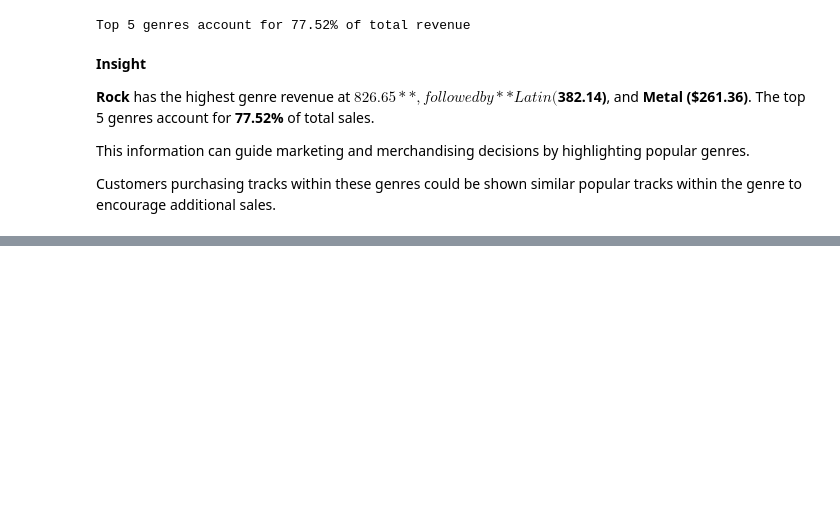
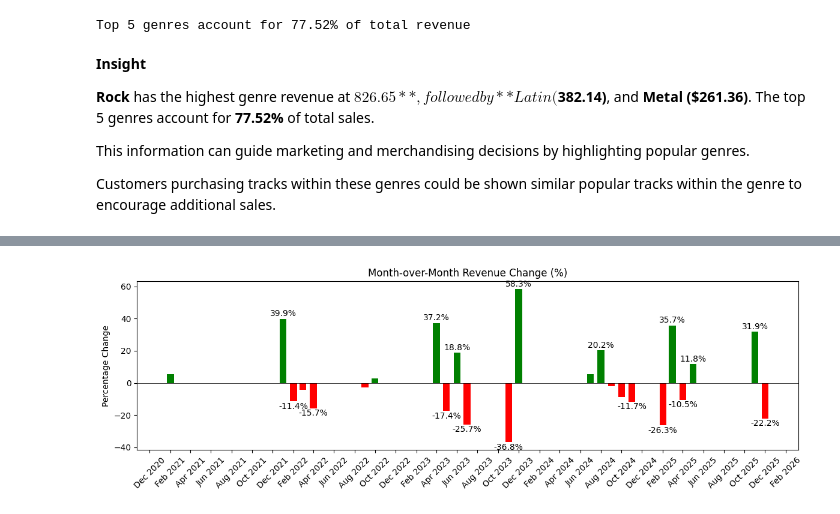
Before and after one commit to lukas-pb/chinook-sql-analysis, a Jupyter notebook: notebooks/chinook_sql_analysis.ipynb, the cells around one changed output, grey strips where cells are left out. Saved outputs shown, nothing was run; the diff lists cells and outputs as text; code cells hidden in the pictures; blank space fills up the shorter version.

```diff
--- a/notebooks/chinook_sql_analysis.ipynb
+++ b/notebooks/chinook_sql_analysis.ipynb
@@ -228,0 +362,31 @@ Customers purchasing tracks within these genres could be shown similar popular t
+# %%
+# Graphing monthly revenue percentage change
+fig, ax = plt.subplots(figsize=(12,4))
+
+colors = ['green' if x >= 0 else 'red' for x in revenue_over_time['Pct_Change']]
+bars = ax.bar(revenue_over_time['Month_dt'], revenue_over_time['Pct_Change'], width=20, color=colors)
+
+# Set x-axis ticks every 2 months
+ax.xaxis.set_major_locator(mdates.MonthLocator(interval=2))
+ax.xaxis.set_major_formatter(mdates.DateFormatter('%b %Y'))  # Jan 2021, Mar 2021, etc.
+plt.xticks(rotation=45)
+
+# Horizontal line at y=0
+ax.axhline(y=0, color='black', linewidth=.5)
+
+# Add labels on top of bars
+for bar, pct in zip(bars, revenue_over_time['Pct_Change']):
+    height = bar.get_height()
+    # Adjust text position slightly above the bar (+ for positive, - for negative)
+    if height != 0 and height > 10 or height <-10:
+        if height >= 0:
+            ax.text(bar.get_x() + bar.get_width()/2, height + 0.5, f'{pct:.1f}%', ha='center', va='bottom')
+        else:
+            ax.text(bar.get_x() + bar.get_width()/2, height - 0.5, f'{pct:.1f}%', ha='center', va='top')
+
+plt.title('Month-over-Month Revenue Change (%)')
+plt.ylabel('Percentage Change')
+plt.tight_layout()
+plt.show()
+# %% [output]
+[figure, added]
```
Also changed, not shown: parts of 21 cells of this notebook, 6 other files.
